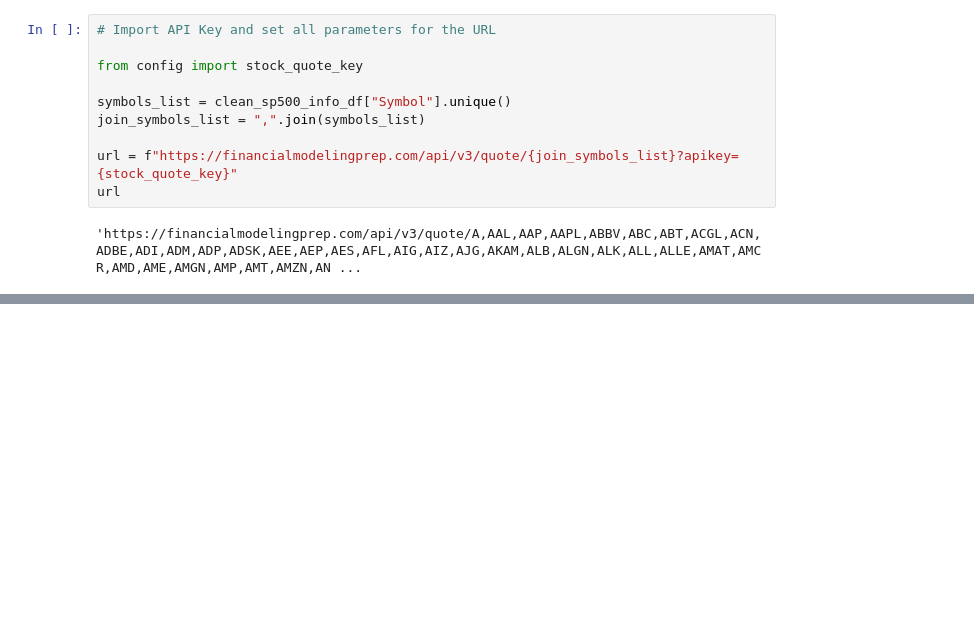
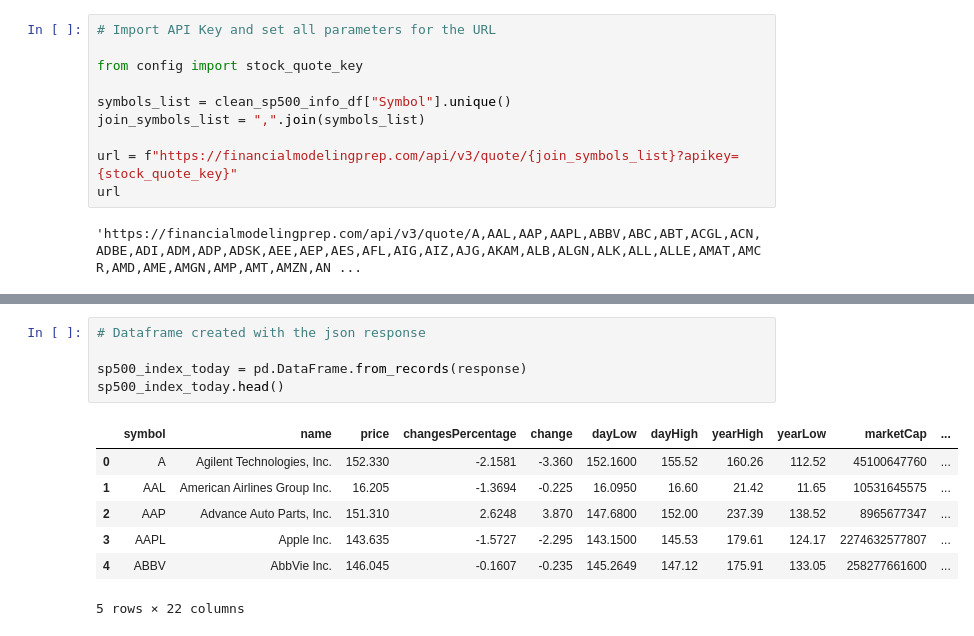
Before and after one commit to rocklurva/Mini-Project-1, a Jupyter notebook: main.ipynb, the cells around one changed output, grey strips where cells are left out. Cells and saved outputs as stored; diff of their text form; blank space fills up the shorter version.

```diff
--- a/main.ipynb
+++ b/main.ipynb
@@ -276,0 +294,13 @@ print(json.dumps(response, indent=4, sort_keys=True))
+# %%
+# Dataframe created with the json response
+
+sp500_index_today = pd.DataFrame.from_records(response)
+sp500_index_today.head()
+# %% [output]
+|  | symbol | name | price | changesPercentage | change | dayLow | dayHigh | yearHigh | yearLow | marketCap | ... |
+| 0 | A | Agilent Technologies, Inc. | 152.330 | -2.1581 | -3.360 | 152.1600 | 155.52 | 160.26 | 112.52 | 45100647760 | ... |
+| 1 | AAL | American Airlines Group Inc. | 16.205 | -1.3694 | -0.225 | 16.0950 | 16.60 | 21.42 | 11.65 | 10531645575 | ... |
+| 2 | AAP | Advance Auto Parts, Inc. | 151.310 | 2.6248 | 3.870 | 147.6800 | 152.00 | 237.39 | 138.52 | 8965677347 | ... |
+| 3 | AAPL | Apple Inc. | 143.635 | -1.5727 | -2.295 | 143.1500 | 145.53 | 179.61 | 124.17 | 2274632577807 | ... |
+| 4 | ABBV | AbbVie Inc. | 146.045 | -0.1607 | -0.235 | 145.2649 | 147.12 | 175.91 | 133.05 | 258277661600 | ... |
+5 rows × 22 columns
```
Also changed, not shown: parts of 7 cells of this notebook, 3 other files.
